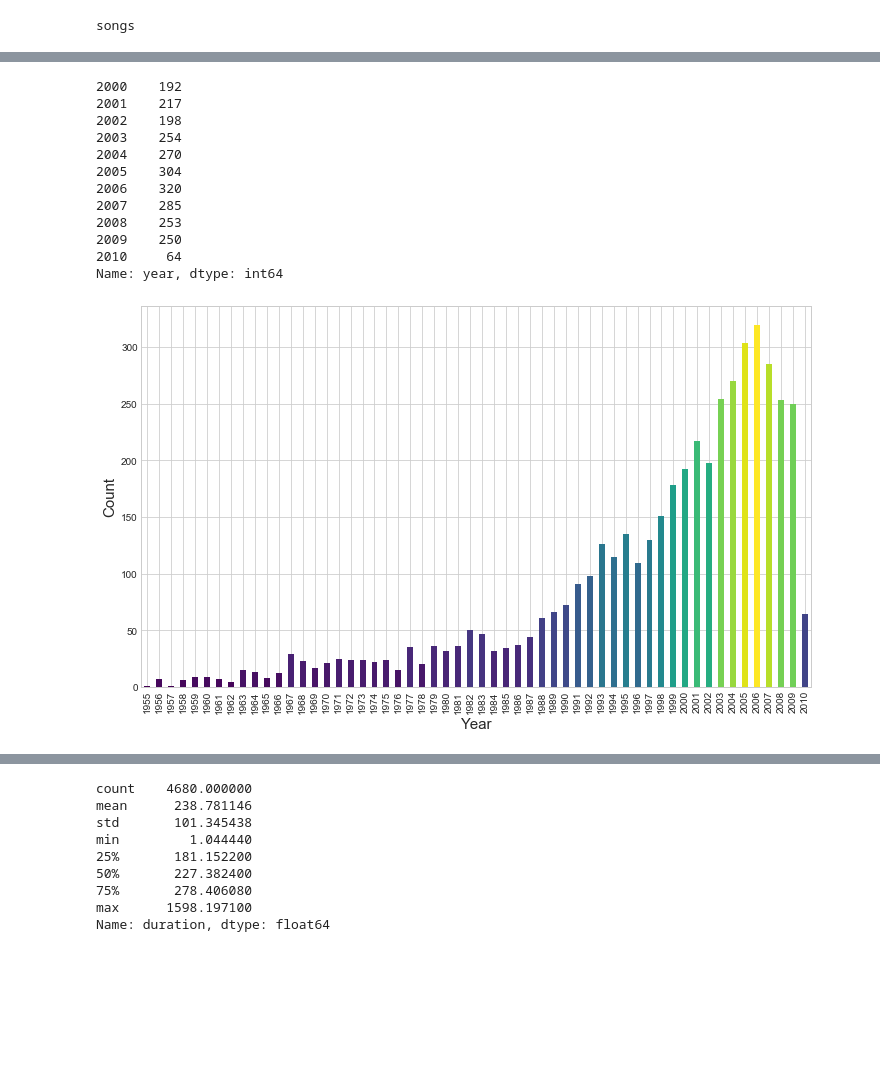
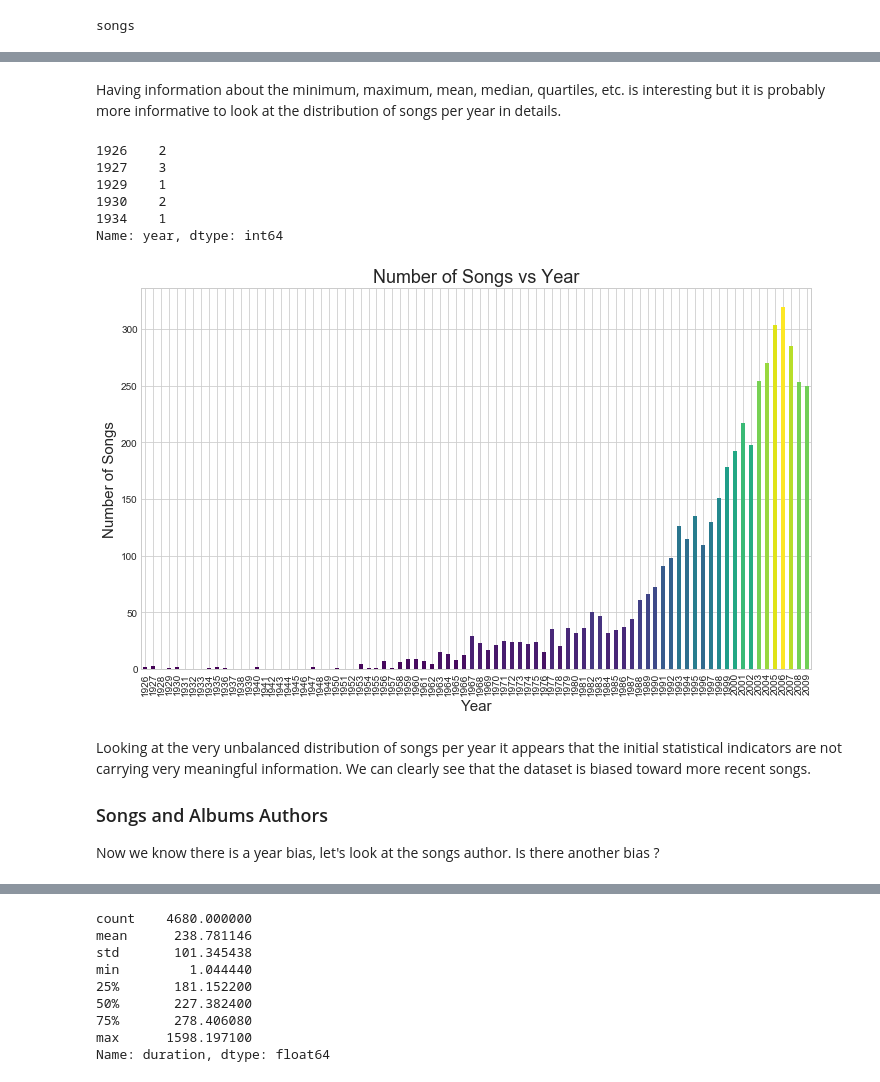
Before and after one commit to pylablanche/MillionSong, a Jupyter notebook: MillionSong_Dataset_Exploration.ipynb, the cells around one changed output, grey strips where cells are left out. Cells and saved outputs as stored; diff of their text form; code cells hidden in the pictures; blank space fills up the shorter version.

```diff
--- a/MillionSong_Dataset_Exploration.ipynb
+++ b/MillionSong_Dataset_Exploration.ipynb
@@ -78,29 +105,37 @@ memory usage: 402.3+ KB
+# %% [markdown]
+Having information about the minimum, maximum, mean, median, quartiles, etc. is interesting but it is probably more informative to look at the distribution of songs per year in details.
 # %%
-# Number of songs per year in the subsample
-songs_per_yr = songs.year.value_counts()[songs.year.value_counts().index > 1954].sort_index()
-songs_per_yr.tail(11)
+# first we count the number of songs per year in chronological ordre.
+songs_per_yr = songs.year.value_counts().sort_index()
+songs_per_yr.head(5)
 # %% [output]
-2000    192
-2001    217
-2002    198
-2003    254
-2004    270
-2005    304
-2006    320
-2007    285
-2008    253
-2009    250
-2010     64
+1926    2
+1927    3
+1929    1
+1930    2
+1934    1
 Name: year, dtype: int64
+# %%
+# add missing years in the original dataset with 0
+songs_per_yr = songs_per_yr.reindex(index=list(range(songs.year.min(),songs.year.max())),
+                                    fill_value=0)
 # %%
 # Visualizing the number of songs per year
 l_col = songs_per_yr / songs_per_yr.max()
 songs_per_yr.plot.bar(color=cm.viridis(l_col), figsize=(12,7))
 
 plt.xlabel('Year')
-plt.ylabel('Count');
+plt.ylabel('Number of Songs')
+plt.title('Number of Songs vs Year');
 # %% [output]
-[figure, old version]
+[figure, new version]
+# %% [markdown]
+Looking at the very unbalanced distribution of songs per year it appears that the initial statistical indicators are not carrying very meaningful information.
+We can clearly see that the dataset is biased toward more recent songs.
+
+### Songs and Albums Authors
+
+Now we know there is a year bias, let's look at the songs author. Is there another bias ?
 # %%
 # Counting the number of entry per artist
 songs_per_artist = songs.artist_name.value_counts()
```
Also changed, not shown: parts of 20 cells of this notebook.
